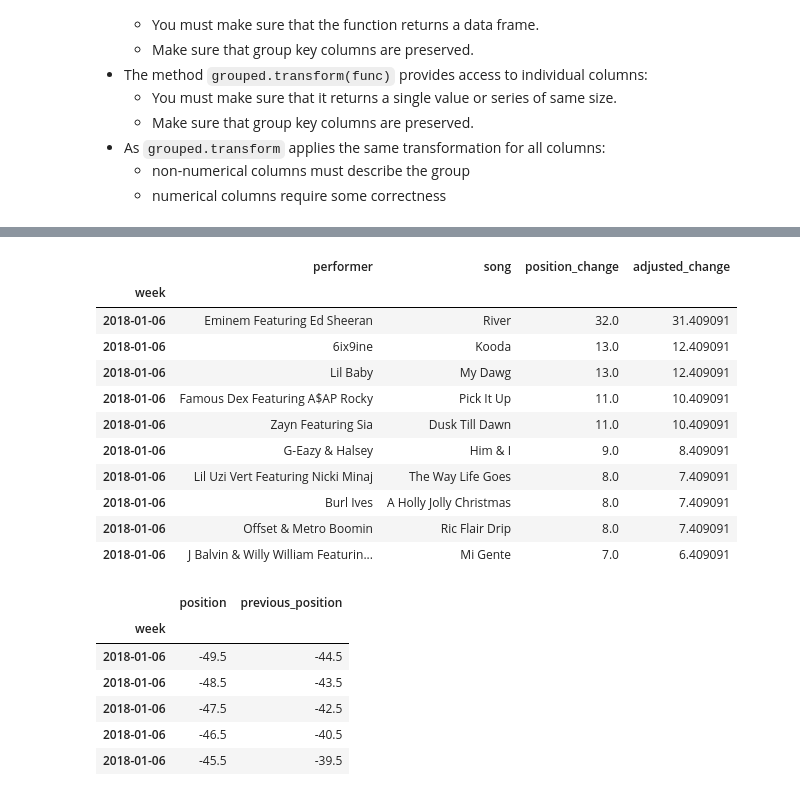
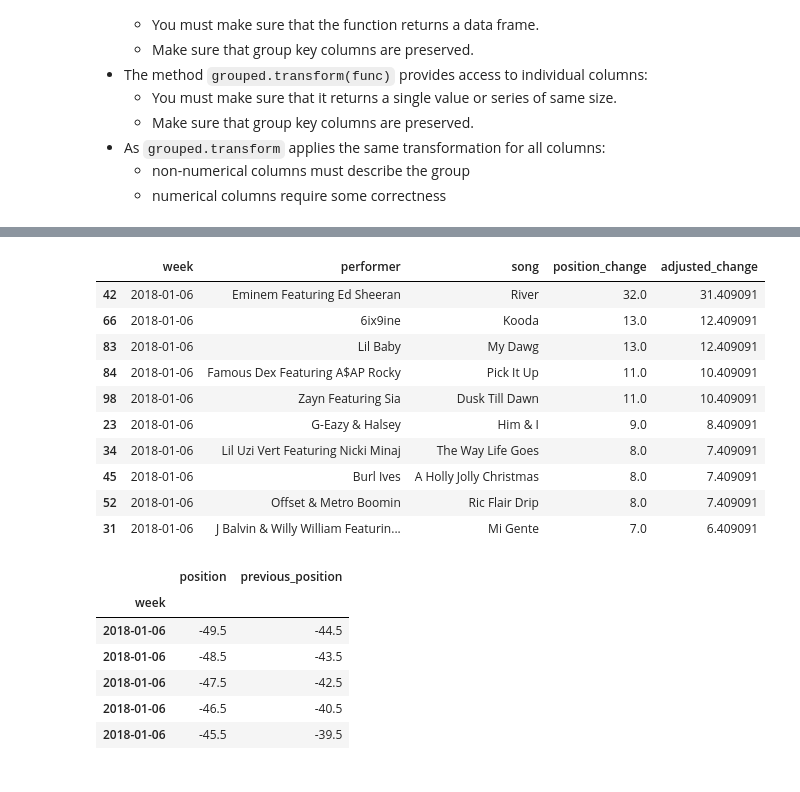
Before and after one commit to swenlaur/machine-learning-ii, a Jupyter notebook: practise-sessions/00/06_pandas_data_aggregation_and_group_by_operations.ipynb, the cells around one changed output, grey strips where cells are left out. Cells and saved outputs as stored; diff of their text form; code cells hidden in the pictures.

```diff
--- a/practise-sessions/00/06_pandas_data_aggregation_and_group_by_operations.ipynb
+++ b/practise-sessions/00/06_pandas_data_aggregation_and_group_by_operations.ipynb
@@ -493,34 +519,29 @@ display(grouped.aggregate({'song': [lambda x: set(x), 'nunique']})
 # %%
-# Let's compute how much the position has changed compared to the average in the group
-
-# Boring data conversion
-grouped = (df.assign(week = pd.to_datetime(df['week']),
-                    position = pd.to_numeric(df['position']),
-                    previous_position = pd.to_numeric(df['previous_position'], errors = 'coerce'))
-           .groupby('week'))
-
-
 # Data transformation with apply and some cleanup
-display(grouped.apply(lambda df: df.assign(position_change = lambda df: df['position'] - df['previous_position'],
-                                           mean_change = lambda df: df['position_change'].mean(skipna =True),
-                                           adjusted_change = lambda df: df['position_change'] - df['mean_change'])
-                                    .pipe(lambda df: df[['performer', 'song', 'position_change', 'adjusted_change']]))
-        .sort_values(['week','adjusted_change'], ascending = [True, False])
-        .reset_index(level=1, drop = True)
-        .head(10))
+display(grouped
+    .apply(
+        lambda df: df
+        .assign(
+            position_change = lambda df: df['position'] - df['previous_position'],
+            mean_change = lambda df: df['position_change'].mean(skipna =True),
+            adjusted_change = lambda df: df['position_change'] - df['mean_change'])
+        .pipe(lambda df: df[['week','performer', 'song', 'position_change', 'adjusted_change']])
+    )
+    .sort_values(['week','adjusted_change'], ascending = [True, False])
+    .head(10)
+)
 # %% [output]
-|  | performer | song | position_change | adjusted_change |
-| week |  |  |  |  |
-| 2018-01-06 | Eminem Featuring Ed Sheeran | River | 32.0 | 31.409091 |
-| 2018-01-06 | 6ix9ine | Kooda | 13.0 | 12.409091 |
-| 2018-01-06 | Lil Baby | My Dawg | 13.0 | 12.409091 |
-| 2018-01-06 | Famous Dex Featuring A$AP Rocky | Pick It Up | 11.0 | 10.409091 |
-| 2018-01-06 | Zayn Featuring Sia | Dusk Till Dawn | 11.0 | 10.409091 |
-| 2018-01-06 | G-Eazy & Halsey | Him & I | 9.0 | 8.409091 |
-| 2018-01-06 | Lil Uzi Vert Featuring Nicki Minaj | The Way Life Goes | 8.0 | 7.409091 |
-| 2018-01-06 | Burl Ives | A Holly Jolly Christmas | 8.0 | 7.409091 |
-| 2018-01-06 | Offset & Metro Boomin | Ric Flair Drip | 8.0 | 7.409091 |
-| 2018-01-06 | J Balvin & Willy William Featurin... | Mi Gente | 7.0 | 6.409091 |
+|  | week | performer | song | position_change | adjusted_change |
+| 42 | 2018-01-06 | Eminem Featuring Ed Sheeran | River | 32.0 | 31.409091 |
+| 66 | 2018-01-06 | 6ix9ine | Kooda | 13.0 | 12.409091 |
+| 83 | 2018-01-06 | Lil Baby | My Dawg | 13.0 | 12.409091 |
+| 84 | 2018-01-06 | Famous Dex Featuring A$AP Rocky | Pick It Up | 11.0 | 10.409091 |
+| 98 | 2018-01-06 | Zayn Featuring Sia | Dusk Till Dawn | 11.0 | 10.409091 |
+| 23 | 2018-01-06 | G-Eazy & Halsey | Him & I | 9.0 | 8.409091 |
+| 34 | 2018-01-06 | Lil Uzi Vert Featuring Nicki Minaj | The Way Life Goes | 8.0 | 7.409091 |
+| 45 | 2018-01-06 | Burl Ives | A Holly Jolly Christmas | 8.0 | 7.409091 |
+| 52 | 2018-01-06 | Offset & Metro Boomin | Ric Flair Drip | 8.0 | 7.409091 |
+| 31 | 2018-01-06 | J Balvin & Willy William Featurin... | Mi Gente | 7.0 | 6.409091 |
 # %%
 # Let's correct previous position against median position
 
```
Also changed, not shown: parts of 4 cells of this notebook.
